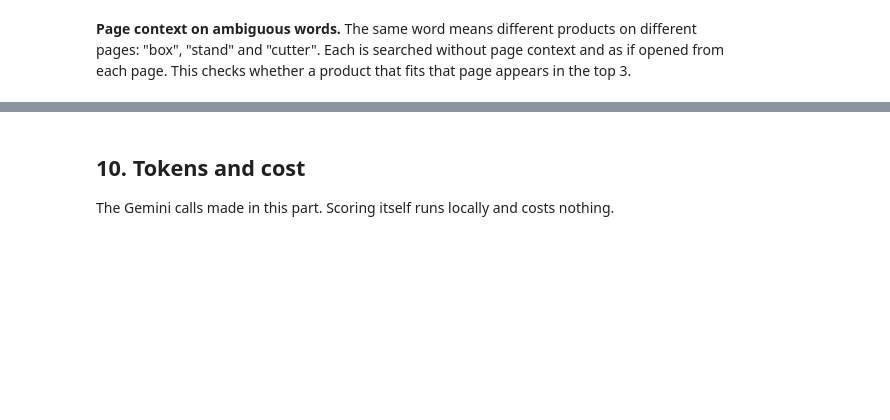
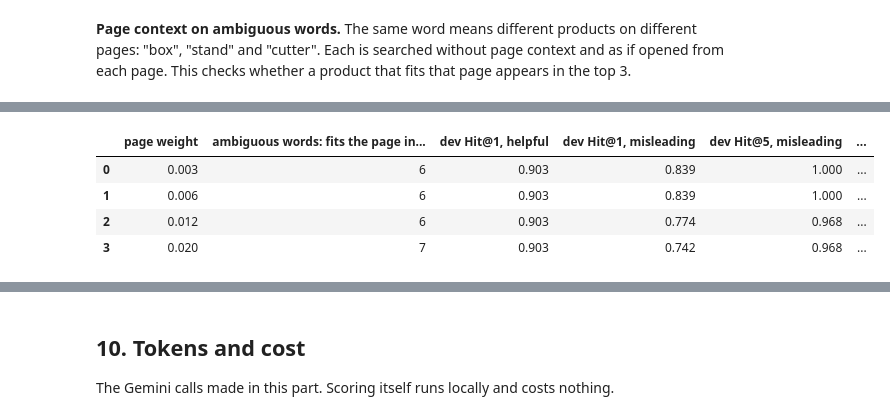
Before and after one commit to mahamnalavi/data722-generative-search, a Jupyter notebook: notebook/02_evaluation_retrieval.ipynb, the cells around one changed output, grey strips where cells are left out. Cells and saved outputs as stored; diff of their text form; code cells hidden in the pictures; blank space fills up the shorter version.

```diff
--- a/notebook/02_evaluation_retrieval.ipynb
+++ b/notebook/02_evaluation_retrieval.ipynb
@@ -230 +413,19 @@ json.dump(tuned, open("results/tuned_params.json", "w"), indent=1)
+# %%
+# Probe: how strong must the page boost be before it changes ambiguous words? (no AI calls; chosen on dev, not test)
+probe = []
+for bp in (0.003, 0.006, 0.012, 0.02):
+    p = {**live, "b_page": bp, "b_cat_browsed": bp / 2}
+    amb_p = pd.DataFrame(ev.page_context_check(amb_vecs, catalogue, p, mode=LIVE_MODE))
+    m = ev.context_metrics(dev, ev.run_with_context(dev, LIVE_MODE, qvecs, catalogue, params=p), catalogue)
+    probe.append({"page weight": bp,
+                  "ambiguous words: fits the page in top 3 (of 7)": int(amb_p["fits page in top 3: with page"].sum()),
+                  "dev Hit@1, helpful": m["hit@1_helpful"], "dev Hit@1, misleading": m["hit@1_misleading"],
+                  "dev Hit@5, misleading": m["hit@5_misleading"], "dev context-override errors": m["context_override_errors"]})
+display(pd.DataFrame(probe))
+# %% [output]
+|  | page weight | ambiguous words: fits the page in... | dev Hit@1, helpful | dev Hit@1, misleading | dev Hit@5, misleading | ... |
+| 0 | 0.003 | 6 | 0.903 | 0.839 | 1.000 | ... |
+| 1 | 0.006 | 6 | 0.903 | 0.839 | 1.000 | ... |
+| 2 | 0.012 | 6 | 0.903 | 0.774 | 0.968 | ... |
+| 3 | 0.020 | 7 | 0.903 | 0.742 | 0.968 | ... |
 # %% [markdown]
```
Also changed, not shown: parts of 25 cells of this notebook, 2 other files.
